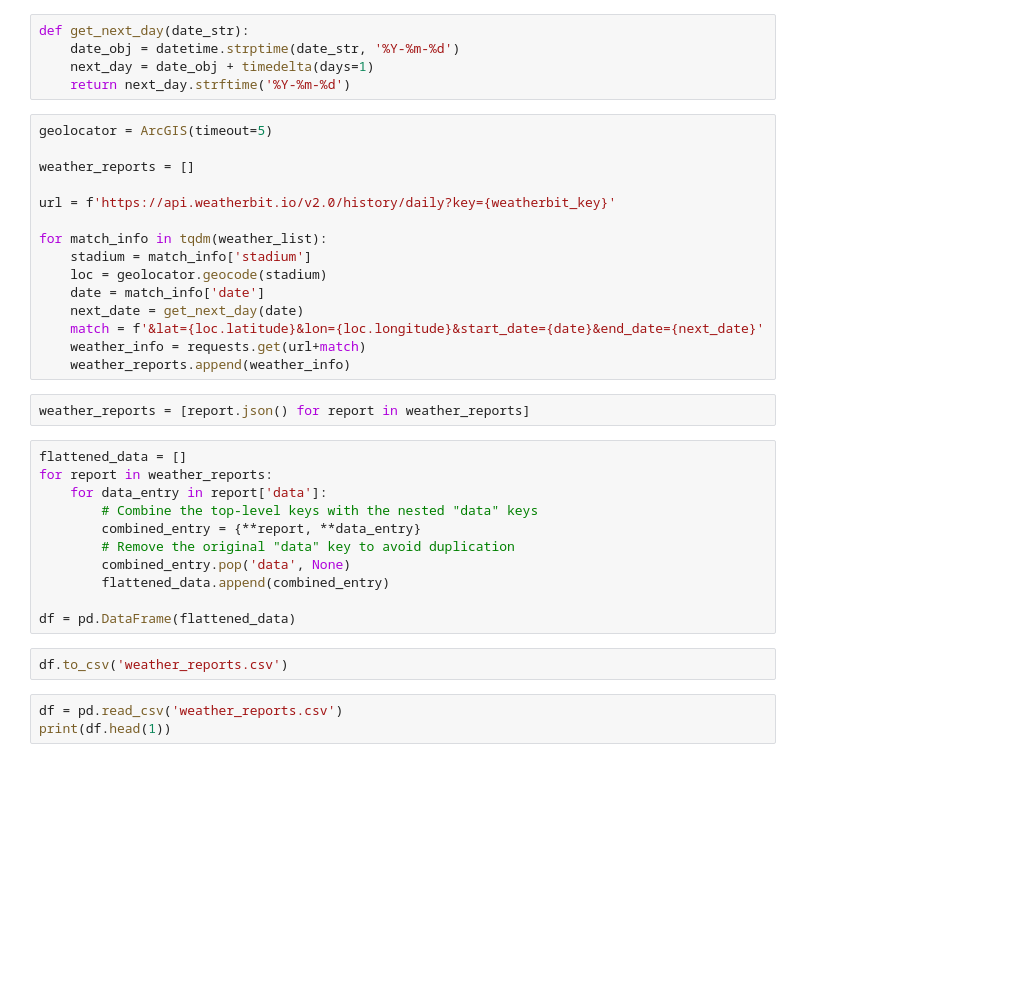
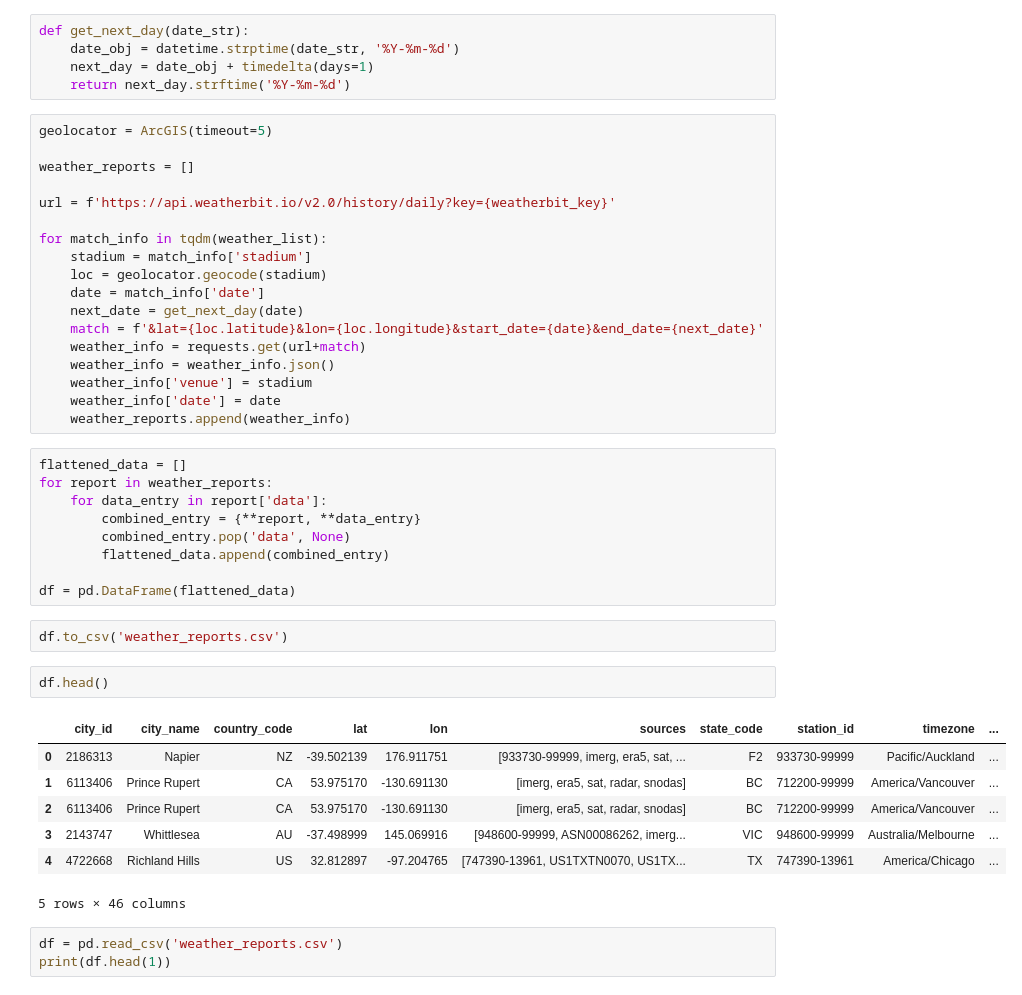
Before and after one commit to MadBonzz/ipl-auction-prediction, a Jupyter notebook: get_weather.ipynb, the cells around one changed output. Cells and saved outputs as stored; diff of their text form; blank space fills up the shorter version.

```diff
--- a/get_weather.ipynb
+++ b/get_weather.ipynb
@@ -55,22 +55,31 @@ for match_info in tqdm(weather_list):
     next_date = get_next_day(date)
     match = f'&lat={loc.latitude}&lon={loc.longitude}&start_date={date}&end_date={next_date}'
     weather_info = requests.get(url+match)
+    weather_info = weather_info.json()
+    weather_info['venue'] = stadium
+    weather_info['date'] = date
     weather_reports.append(weather_info)
-# %%
-weather_reports = [report.json() for report in weather_reports]
 # %%
 flattened_data = []
 for report in weather_reports:
     for data_entry in report['data']:
-        # Combine the top-level keys with the nested "data" keys
         combined_entry = {**report, **data_entry}
-        # Remove the original "data" key to avoid duplication
         combined_entry.pop('data', None)
         flattened_data.append(combined_entry)
 
 df = pd.DataFrame(flattened_data)
 # %%
 df.to_csv('weather_reports.csv')
+# %%
+df.head()
+# %% [output]
+|  | city_id | city_name | country_code | lat | lon | sources | state_code | station_id | timezone | ... |
+| 0 | 2186313 | Napier | NZ | -39.502139 | 176.911751 | [933730-99999, imerg, era5, sat, ... | F2 | 933730-99999 | Pacific/Auckland | ... |
+| 1 | 6113406 | Prince Rupert | CA | 53.975170 | -130.691130 | [imerg, era5, sat, radar, snodas] | BC | 712200-99999 | America/Vancouver | ... |
+| 2 | 6113406 | Prince Rupert | CA | 53.975170 | -130.691130 | [imerg, era5, sat, radar, snodas] | BC | 712200-99999 | America/Vancouver | ... |
+| 3 | 2143747 | Whittlesea | AU | -37.498999 | 145.069916 | [948600-99999, ASN00086262, imerg... | VIC | 948600-99999 | Australia/Melbourne | ... |
+| 4 | 4722668 | Richland Hills | US | 32.812897 | -97.204765 | [747390-13961, US1TXTN0070, US1TX... | TX | 747390-13961 | America/Chicago | ... |
+5 rows × 46 columns
 # %%
 df = pd.read_csv('weather_reports.csv')
 print(df.head(1))
```
Also changed, not shown: 21 other files.
